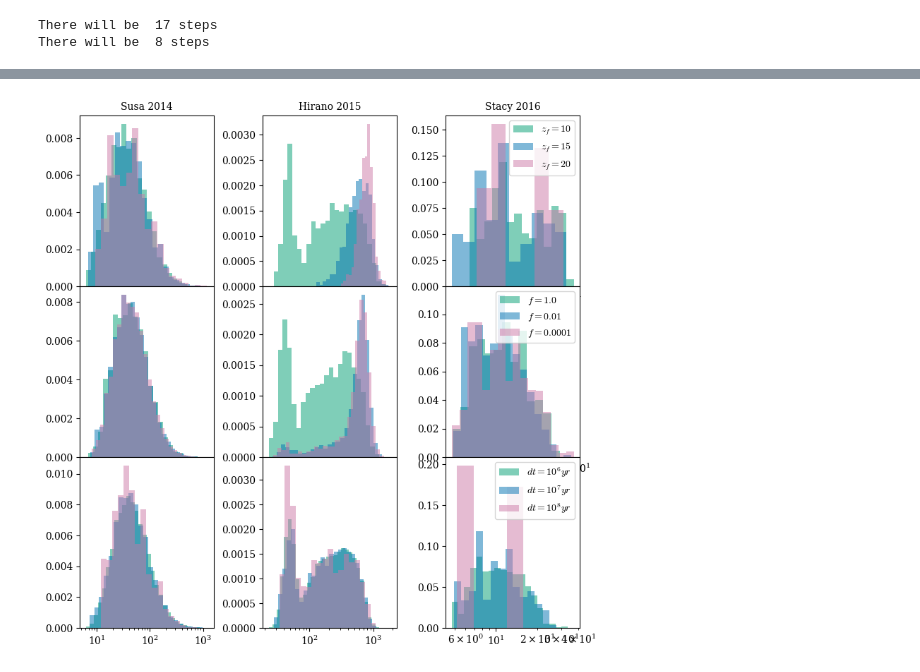
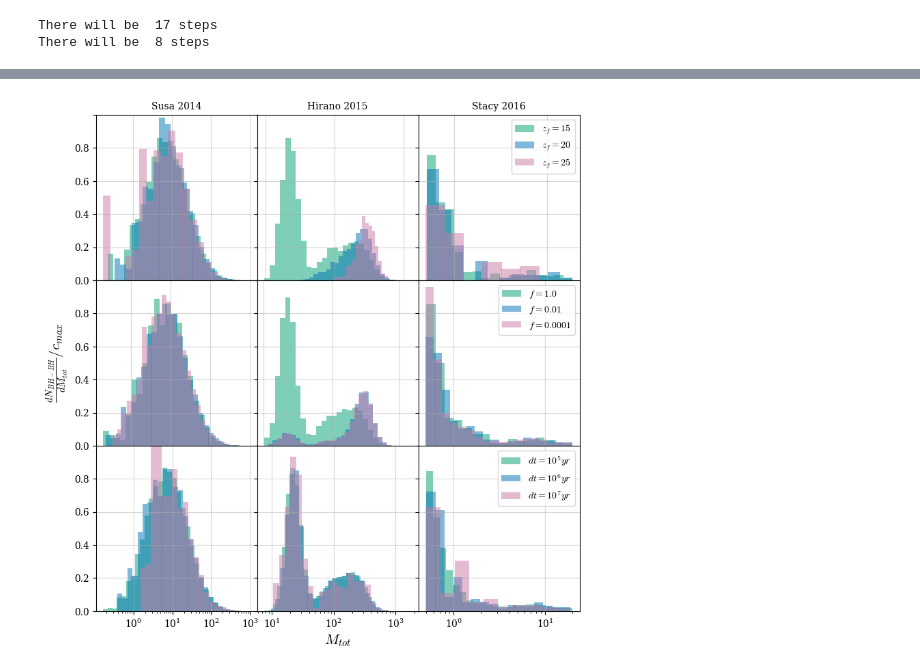
Before and after one commit to antoninvapa/Masters-Project, a Jupyter notebook: PopIII_IMF_fit.ipynb, the cells around one changed output, grey strips where cells are left out. Saved outputs shown, nothing was run; the diff lists cells and outputs as text; code cells hidden in the pictures.

```diff
--- a/PopIII_IMF_fit.ipynb
+++ b/PopIII_IMF_fit.ipynb
@@ -699,7 +744,12 @@ _ = Merging_Time(1e6, 1e6)
 # %%
-Omega_m_z = GF.omega_mz
+Omega_m_z = gf.omega_mz
 h0= H0*u.yr**-1
 rho_0 = 3*h0**2/(8*np.pi*G)
 
 def n_DM_z(z):
     return (Omega_m_z(z)*rho_0/(1e9*Msun)).to(u.Gpc**-3).value
+# %%
+z = np.linspace(0,10, 100)
+n = n_DM_z(z)
+plt.plot(z, n)
+n_DM_z(0)
@@ -800,15 +853,14 @@ def Computer(f, dt, zi, zf, IMF, IMF_born):
 
     z = Redshift_routine(zi, zf, dt)
 
-    M1_z, M2_z, z_merge, t_merge, t_coas_merge, chirp_mass_z, eta_bin_z, m_mean_z = Routine(z, IMF, f, IMF_born)
+    M1_z, M2_z, z_merge, t_merge, t_coal_merge, chirp_mass_z, eta_bin_z, m_mean_z = Routine(z, IMF, f, IMF_born, dt)
 
     merge_z_datas = np.concatenate(z_merge)
     merge_t_datas = np.concatenate(t_merge)
     chirp_mass = np.concatenate(chirp_mass_z)
-    M_tot = np.array(M1_z) + np.array(M2_z)
-    coal_time_datas = t_coas_merge
+    M_tot = np.array(M1_z, dtype=object) + np.array(M2_z,dtype=object)
 
-    return chirp_mass, merge_z_datas, merge_t_datas, coal_time_datas, M_tot, eta_bin_z, m_mean_z
+    return chirp_mass, merge_z_datas, merge_t_datas, t_coal_merge, M_tot, eta_bin_z, m_mean_z
 # %%
 from lmfit import Model
 # %%
@@ -1040,9 +1092,9 @@ M_tot_Stacydt = []
 eta_bin_Stacydt = []
 m_mean_Stacydt = []
 
-for i in range(0,3):
+for i in range(6,9):
 
-    dt = 10**(6+i)
+    dt = 10**i
 
     chirp_mass, merge_z_datas, merge_t_datas, coal_time_datas, M_tot, eta_bin, m_mean= Computer(f, dt, zi, zf, Stacy_PDF, (0.5, 20))
 
@@ -1278,22 +1311,22 @@ There will be  37 steps
 fig1, AX = plt.subplots(3, 3, figsize = (8, 8), sharex=True, sharey=True)
 fig2, BX = plt.subplots(3, 3, figsize = (8, 8), sharex=True, sharey=True)
 fig3, CX = plt.subplots(3, 3, figsize = (8, 8), sharex=True, sharey=True)
-fig4, DX = plt.subplots(3, 3, figsize = (8, 8))
-fig5, EX = plt.subplots(3, 3, figsize = (8, 8))
+fig4, DX = plt.subplots(3, 3, figsize = (8, 8), sharex=True, sharey=True)
+fig5, EX = plt.subplots(3, 3, figsize = (8, 8), sharey=True)
+
 
 fig1.subplots_adjust(hspace=0, wspace=0)
 fig2.subplots_adjust(hspace=0, wspace=0)
 fig3.subplots_adjust(hspace=0, wspace=0)
 fig4.tight_layout()
 fig4.subplots_adjust(hspace=0)
-fig4.subplots_adjust(hspace=0, wspace=0.25)
+fig4.subplots_adjust(hspace=0, wspace=0)
 fig5.tight_layout()
-fig5.subplots_adjust(hspace = 0)
-
+fig5.subplots_adjust(hspace = 0, wspace=0)
 
 for axi in AX.flat:
-    axi.xaxis.set_major_locator(plt.MaxNLocator(4))
-    axi.yaxis.set_major_locator(plt.MaxNLocator(4))
+    axi.xaxis.set_major_locator(plt.MaxNLocator(3))
+    axi.yaxis.set_major_locator(plt.MaxNLocator(3))
 
 for axi in BX.flat:
     axi.xaxis.set_major_locator(plt.MaxNLocator(4))
@@ -1307,34 +1340,22 @@ for axi in DX.flat:
     axi.xaxis.set_major_locator(plt.MaxNLocator(4))
     axi.yaxis.set_major_locator(plt.MaxNLocator(3))
 
-Output(Chirps_list, Zs_list, Ts_list, coal_time_datas_list, M_tot_list, eta_bin_list, AX, BX, CX, DX, EX, (0.15, 0.15, 0.7))
+Output(Chirps_list, Zs_list, Ts_list, coal_time_datas_list, M_tot_list, eta_bin_list, m_mean_list, AX, BX, CX, DX, EX, (0.15, 0.20, 0.7), (0.025, 0.012, 1.2))
 
+BX[0,0].set_ylim(0, 0.9)
+BX[0,0].set_xlim(0, 30)
 
-for i in range(2):  # iterate over the first two rows
-    for j in range(3):  # iterate over all columns
-        DX[i,j].set_xticklabels([])  # remove x-axis tick labels for current subplot
+CX[0,0].set_xlim(4, 11)
 
-BX[0,0].set_ylim(0, 1)
-
-DX[0,0].set_xlim(0.5, 200)
-DX[1,0].set_xlim(0.5, 200)
-DX[2,0].set_xlim(0.5, 200)
-
-DX[0,1].set_xlim(10, 500)
-DX[1,1].set_xlim(10, 500)
-DX[2,1].set_xlim(10, 500)
-
-DX[0,2].set_xlim(0.9, 15)
-DX[1,2].set_xlim(0.9, 15)
-DX[2,2].set_xlim(0.9, 15)
-
-for i in range(2):  # iterate over the first two rows
-    for j in range(3):  # iterate over all columns
-        DX[i,j].set_xticklabels([])  # remove x-axis tick labels for current subplot
+EX[0,0].set_ylim(0,1)
 
 AX[0,0].set_title('Susa 2014')
 AX[0,1].set_title('Hirano 2015')
 AX[0,2].set_title('Stacy 2016')
+
+AX[0,0].set_ylim(5e-12, 2.2e-8)
+
+AX[0,0].set_xlim(3e7, Time_z(0))
 
 BX[0,0].set_title('Susa 2014')
 BX[0,1].set_title('Hirano 2015')
@@ -1353,13 +1374,22 @@ EX[0,1].set_title('Hirano 2015')
 EX[0,2].set_title('Stacy 2016')
 
 for i  in range(3):
+    AX[i,2].legend()
     BX[i,2].legend()
     CX[i,2].legend(loc='upper left')
     DX[i,2].legend()
     EX[i,2].legend()
 
-# fig1.savefig(path_image+'Global/'+'Results_merging_time.png', dpi=500)
-# fig2.savefig(path_image+'Global/'+'Results_merging_redshift.png', dpi=500)
-# fig3.savefig(path_image+'Global/'+'Results_coal_time.png', dpi=500)
-# fig4.savefig(path_image+'Global/'+'Results_Chirp_mass.png', dpi=500)
+tick = EX[0,0].get_yticks().tolist()
+tick[-1]=''
+tick[3]=0.6
+EX[0,0].set_yticklabels(tick)
+
+
+
+fig1.savefig(path_image+'Global/'+'Results_merging_time_1.png', dpi=500, bbox_inches="tight")
+fig2.savefig(path_image+'Global/'+'Results_merging_redshift_1.png', dpi=500, bbox_inches="tight")
+fig3.savefig(path_image+'Global/'+'Results_delay_time_1.png', dpi=500, bbox_inches="tight")
+fig4.savefig(path_image+'Global/'+'Results_coal_time_1.png', dpi=500, bbox_inches="tight")
+fig5.savefig(path_image+'Global/'+'Results_M_tot_1.png', dpi=500, bbox_inches="tight")
 # %% [output]
@@ -1370 +1417 @@ for i  in range(3):
-[figure, old version]
+[figure, new version]
```
Also changed, not shown: parts of 34 cells of this notebook.
